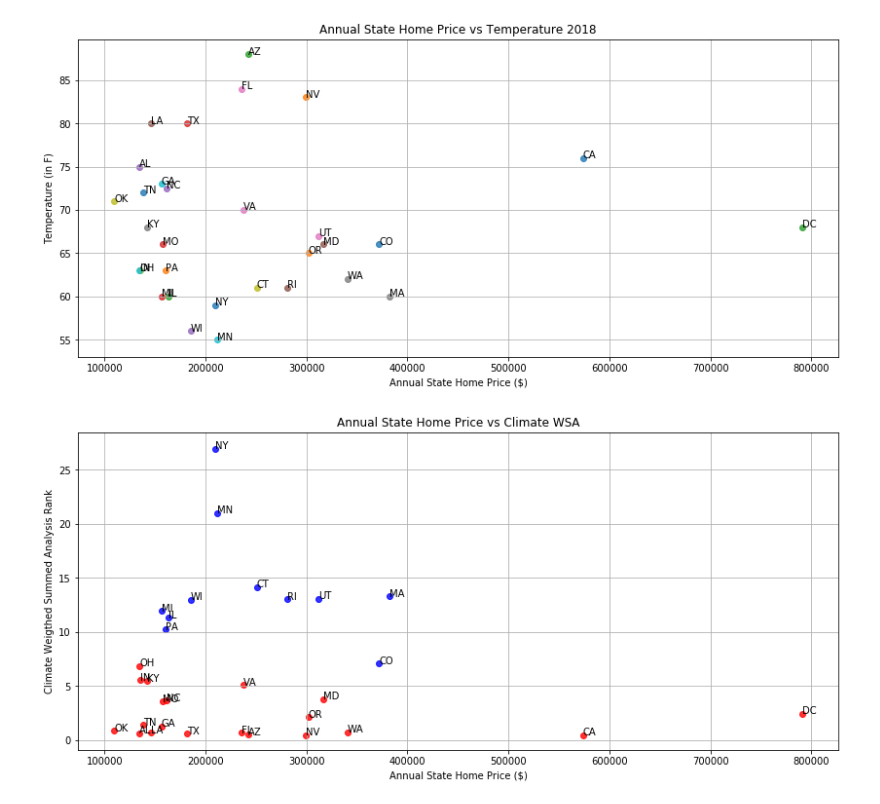
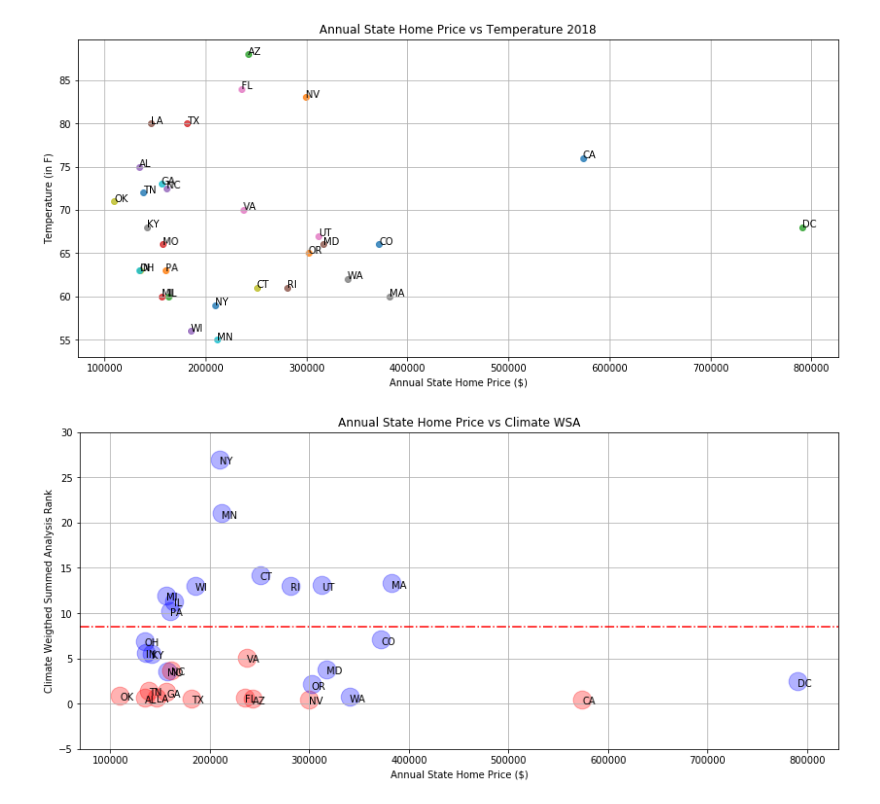
Before and after one commit to prakashbalasubramaniam/The_Incredible_Quad, a Jupyter notebook: Climate_analysis/climate_main_analysis.ipynb, the cells around one changed output. Cells and saved outputs as stored; diff of their text form; code cells hidden in the pictures.

```diff
--- a/Climate_analysis/climate_main_analysis.ipynb
+++ b/Climate_analysis/climate_main_analysis.ipynb
@@ -443,27 +454,32 @@ plt.savefig("Climate_images/annual_homeprice_vs_Temperature.png")
 # %%
 #plot scatter to see correlation between home prices and climate by sorted WSA State
 fig, ax5 = plt.subplots(figsize=(figsize_x, figsize_y))
 
 #plot scatter chart with coloring Red for top 20 selected State, the rest will be as Blue
 for i in range(len(homeprice_climatewsa_merged_df)):
-    if i < 20:
+    #color dot red if State high temp is above 70 F
+    if homeprice_climatewsa_merged_df.loc[i, 'Temp High °F'] >= 70:
         color = 'red'
     else:
         color = 'blue'
     plt.scatter(homeprice_climatewsa_merged_df.loc[i, 'Annual average'],
                 homeprice_climatewsa_merged_df.loc[i, 'Total WSA'],
-                c=color, alpha=0.8)
+                c=color, alpha=0.3, s=350)
     #label dot by State
-    ax5.annotate(homeprice_climatewsa_merged_df.loc[i, 'State'], (homeprice_climatewsa_merged_df.loc[i, 'Annual average']+3,
-                homeprice_climatewsa_merged_df.loc[i, 'Total WSA']))
+    ax5.annotate(homeprice_climatewsa_merged_df.loc[i, 'State'], (homeprice_climatewsa_merged_df.loc[i, 'Annual average'],
+                homeprice_climatewsa_merged_df.loc[i, 'Total WSA']-0.5))
 
-#label, enable grid and title scatter plot
+#draw horizontal line to separate top 20 ranked State vs others
+ax5.axhline(y=8.5, xmin=0.0, xmax=1.0, color='r', linestyle='-.')
+
+#label, enable grid, reset y-axis and title scatter plot
 plt.title('Annual State Home Price vs Climate WSA')
 plt.xlabel('Annual State Home Price ($)')
 plt.ylabel('Climate Weigthed Summed Analysis Rank')
+plt.ylim(-5, 30)
 ax5.grid()
 
 # Save the Figure
 plt.savefig("Climate_images/annual_homeprice_vs_ClimateWSA.png")
 # %% [output]
-[figure, old version]
+[figure, new version]
```
Also changed, not shown: parts of 1 cell of this notebook, 2 other files.
